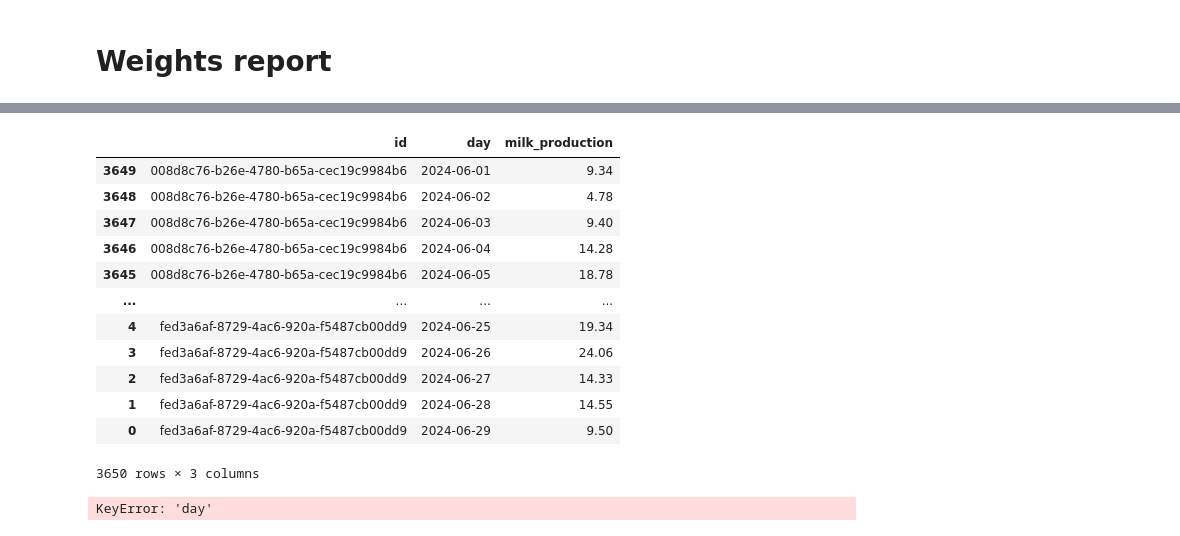
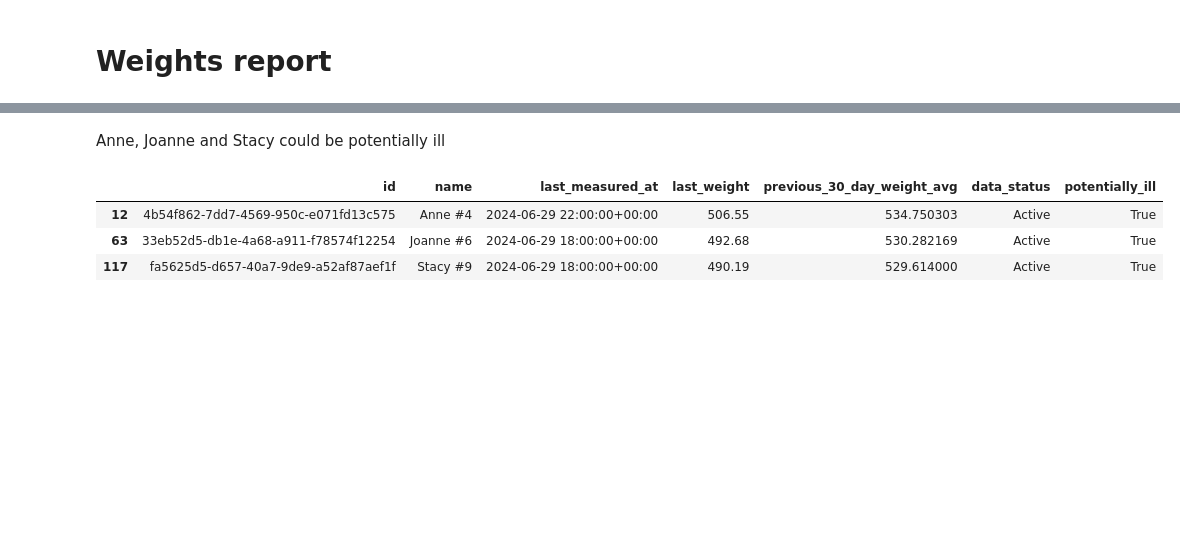
Before and after one commit to a-vico/cow, a Jupyter notebook: utils/explore_reports.ipynb, the cells around one changed output, grey strips where cells are left out. Drawn from its saved outputs; the diff is of its cells as text; code cells hidden in the pictures; blank space fills up the shorter version.

Commit message:
Refactor code structure for improved readability and maintainability

```diff
--- a/utils/explore_reports.ipynb
+++ b/utils/explore_reports.ipynb
@@ -58,5 +70,5 @@ KeyError: 'day'
 # %% [markdown]
 # Weights report
 # %%
-df_milk = pd.read_csv('../data/reports/report_weights_20240630.csv')
+df_weight = pd.read_csv('../data/reports/report_weights_20240630.csv')
 # %%
@@ -74,0 +94,37 @@ memory usage: 85.7+ KB
+# %%
+# Bar chart comparing last_weight and previous_30_day_weight_avg per cow
+import matplotlib.pyplot as plt
+import numpy as np
+
+# Ensure columns types
+df_weight['last_measured_at'] = pd.to_datetime(df_weight['last_measured_at'], errors='coerce')
+df_weight['last_weight'] = pd.to_numeric(df_weight['last_weight'], errors='coerce')
+df_weight['previous_30_day_weight_avg'] = pd.to_numeric(df_weight['previous_30_day_weight_avg'], errors='coerce')
+
+# Sort by last_weight for readability
+df_plot = df_weight.sort_values('last_weight', ascending=True).reset_index(drop=True)
+labels = df_plot['name']
+indices = np.arange(len(df_plot))
+width = 0.4
+
+fig, ax = plt.subplots(figsize=(10, max(6, len(df_plot)*0.2)))
+# Bars for previous 30-day avg (left)
+ax.barh(indices - width/2, df_plot['previous_30_day_weight_avg'], height=width, label='Prev 30-day Avg', color='tab:blue', alpha=0.8)
+# Bars for last weight (right)
+bars_last = ax.barh(indices + width/2, df_plot['last_weight'], height=width, label='Last Weight', color='tab:orange', alpha=0.9)
+
+# Highlight cows flagged as potentially ill by changing edge color and alpha
+ill_mask = df_plot['potentially_ill'].astype(bool)
+for i, bar in enumerate(bars_last):
+    if ill_mask.iloc[i]:
+        bar.set_edgecolor('red')
+        bar.set_linewidth(2)
+        bar.set_alpha(1.0)
+
+ax.set_yticks(indices)
+ax.set_yticklabels(labels)
+ax.set_xlabel('Weight')
+ax.set_title('Last Weight vs Previous 30-day Average per Cow')
+ax.legend()
+plt.tight_layout()
+plt.show()
@@ -75,36 +133,9 @@ memory usage: 85.7+ KB
+# %% [markdown]
+Anne, Joanne and Stacy could be potentially ill
 # %%
-df_milk.sort_values(by=['id','day'])
+df_weight[df_weight['name'].isin(['Anne #4', 'Joanne #6', 'Stacy #9'])]
 # %% [output]
-|  | id | day | milk_production |
-| 3649 | 008d8c76-b26e-4780-b65a-cec19c9984b6 | 2024-06-01 | 9.34 |
-| 3648 | 008d8c76-b26e-4780-b65a-cec19c9984b6 | 2024-06-02 | 4.78 |
-| 3647 | 008d8c76-b26e-4780-b65a-cec19c9984b6 | 2024-06-03 | 9.40 |
-| 3646 | 008d8c76-b26e-4780-b65a-cec19c9984b6 | 2024-06-04 | 14.28 |
-| 3645 | 008d8c76-b26e-4780-b65a-cec19c9984b6 | 2024-06-05 | 18.78 |
-| ... | ... | ... | ... |
-| 4 | fed3a6af-8729-4ac6-920a-f5487cb00dd9 | 2024-06-25 | 19.34 |
-| 3 | fed3a6af-8729-4ac6-920a-f5487cb00dd9 | 2024-06-26 | 24.06 |
-| 2 | fed3a6af-8729-4ac6-920a-f5487cb00dd9 | 2024-06-27 | 14.33 |
-| 1 | fed3a6af-8729-4ac6-920a-f5487cb00dd9 | 2024-06-28 | 14.55 |
-| 0 | fed3a6af-8729-4ac6-920a-f5487cb00dd9 | 2024-06-29 | 9.50 |
+|  | id | name | last_measured_at | last_weight | previous_30_day_weight_avg | data_status | potentially_ill |
+| 12 | 4b54f862-7dd7-4569-950c-e071fd13c575 | Anne #4 | 2024-06-29 22:00:00+00:00 | 506.55 | 534.750303 | Active | True |
+| 63 | 33eb52d5-db1e-4a68-a911-f78574f12254 | Joanne #6 | 2024-06-29 18:00:00+00:00 | 492.68 | 530.282169 | Active | True |
+| 117 | fa5625d5-d657-40a7-9de9-a52af87aef1f | Stacy #9 | 2024-06-29 18:00:00+00:00 | 490.19 | 529.614000 | Active | True |
-3650 rows × 3 columns
-# %%
-# Plot milk production per cow over time
-import matplotlib.pyplot as plt
-# Ensure 'day' is datetime and 'milk_production' is numeric
-df_milk['day'] = pd.to_datetime(df_milk['day'], errors='coerce')
-df_milk['milk_production'] = pd.to_numeric(df_milk['milk_production'], errors='coerce')
-# Pivot so each column is a cow (id) and index is day
-pivot = df_milk.pivot(index='day', columns='id', values='milk_production').sort_index()
-plt.figure(figsize=(12,6))
-# Plot all cows; marker helps see points
-pivot.plot(marker='o', ax=plt.gca())
-plt.title('Milk Production per Cow Over Time')
-plt.xlabel('Day')
-plt.ylabel('Milk Production')
-plt.grid(True)
-plt.legend(title='Cow ID', bbox_to_anchor=(1.02, 1), loc='upper left')
-plt.tight_layout()
-plt.show()
-# %% [output]
-KeyError: 'day'
```
Also changed, not shown: parts of 9 cells of this notebook, 1 other file.
